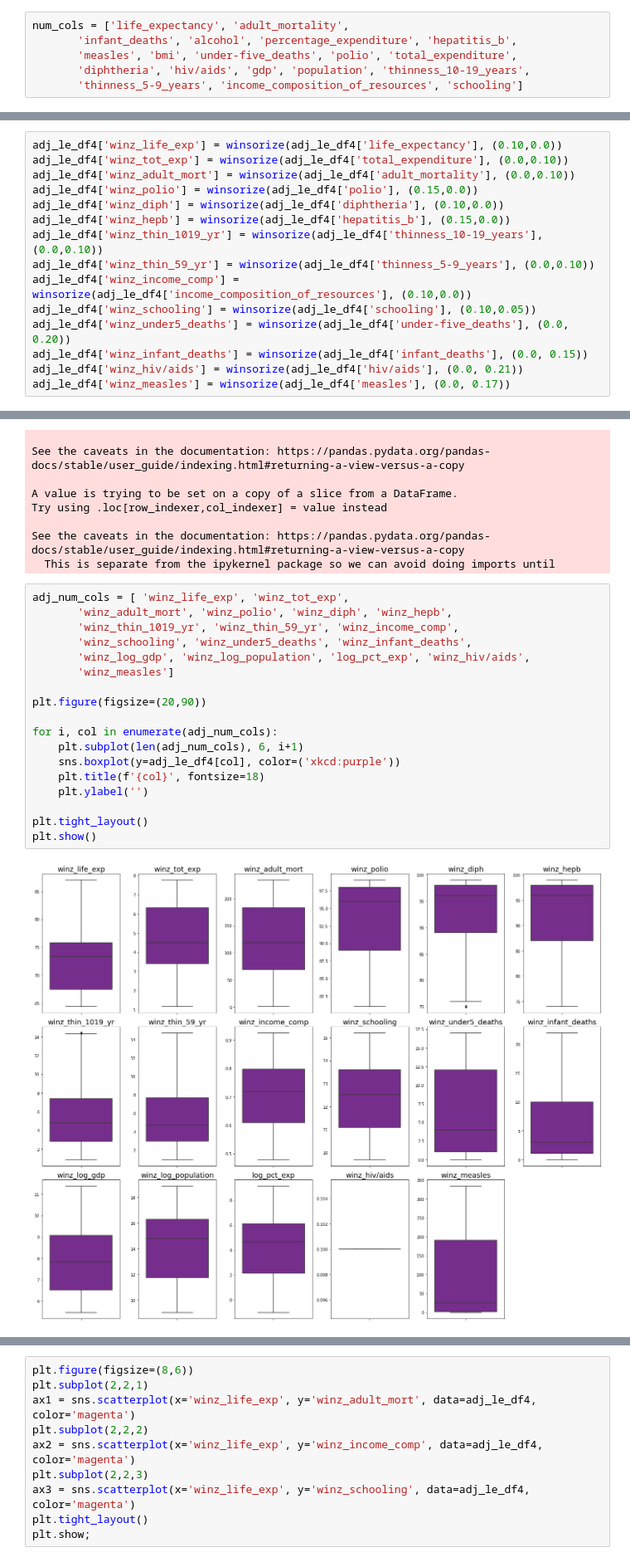
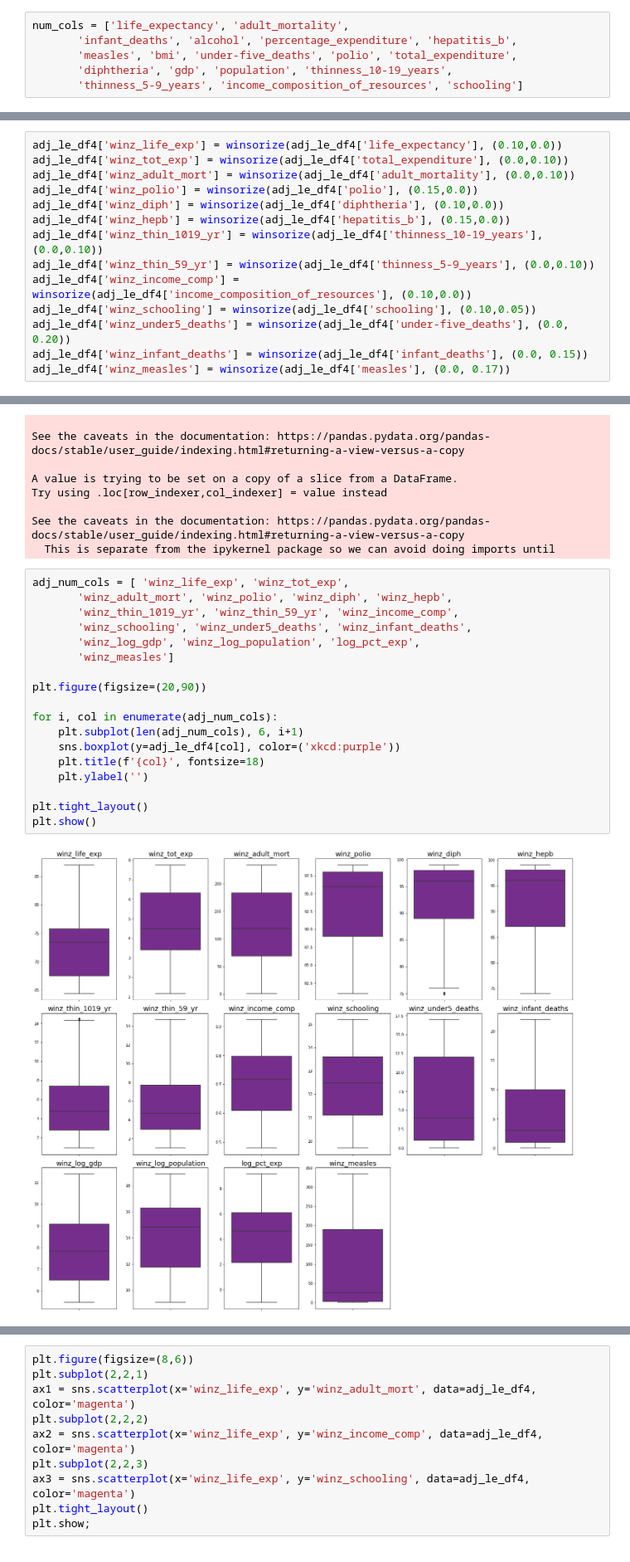
Before and after one commit to glennamaria/Projects, a Jupyter notebook: Untitled7.ipynb, the cells around one changed output, grey strips where cells are left out. Shown at 83% size. Drawn from its saved outputs; the diff is of its cells as text.

```diff
--- a/Untitled7.ipynb
+++ b/Untitled7.ipynb
@@ -193,7 +193,7 @@ plt.show()
 num_cols = ['life_expectancy', 'adult_mortality',
        'infant_deaths', 'alcohol', 'percentage_expenditure', 'hepatitis_b',
        'measles', 'bmi', 'under-five_deaths', 'polio', 'total_expenditure',
-       'diphtheria', 'hiv/aids', 'gdp', 'population', 'thinness_10-19_years',
+       'diphtheria', 'gdp', 'population', 'thinness_10-19_years',
        'thinness_5-9_years', 'income_composition_of_resources', 'schooling']
 # %%
 plt.figure(figsize=(20,60))
@@ -237,7 +237,6 @@ adj_le_df4['winz_income_comp'] = winsorize(adj_le_df4['income_composition_of_res
 adj_le_df4['winz_schooling'] = winsorize(adj_le_df4['schooling'], (0.10,0.05))
 adj_le_df4['winz_under5_deaths'] = winsorize(adj_le_df4['under-five_deaths'], (0.0, 0.20))
 adj_le_df4['winz_infant_deaths'] = winsorize(adj_le_df4['infant_deaths'], (0.0, 0.15))
-adj_le_df4['winz_hiv/aids'] = winsorize(adj_le_df4['hiv/aids'], (0.0, 0.21))
 adj_le_df4['winz_measles'] = winsorize(adj_le_df4['measles'], (0.0, 0.17))
 # %% [output]
 A value is trying to be set on a copy of a slice from a DataFrame.
@@ -280,23 +279,23 @@ See the caveats in the documentation: https://pandas.pydata.org/pandas-docs/stab
 # %%
 adj_num_cols = [ 'winz_life_exp', 'winz_tot_exp',
        'winz_adult_mort', 'winz_polio', 'winz_diph', 'winz_hepb',
        'winz_thin_1019_yr', 'winz_thin_59_yr', 'winz_income_comp',
        'winz_schooling', 'winz_under5_deaths', 'winz_infant_deaths',
-       'winz_log_gdp', 'winz_log_population', 'log_pct_exp', 'winz_hiv/aids',
+       'winz_log_gdp', 'winz_log_population', 'log_pct_exp',
        'winz_measles']
 
 plt.figure(figsize=(20,90))
 
 for i, col in enumerate(adj_num_cols):
     plt.subplot(len(adj_num_cols), 6, i+1)
     sns.boxplot(y=adj_le_df4[col], color=('xkcd:purple'))
     plt.title(f'{col}', fontsize=18)
     plt.ylabel('')
 
 plt.tight_layout()
 plt.show()
 # %% [output]
-[figure, old version]
+[figure, new version]
 # %%
 adj_corr = adj_le_df4[['year', 'status', 'country', 'winz_life_exp', 'winz_tot_exp',
        'winz_adult_mort', 'winz_polio', 'winz_diph', 'winz_hepb', 'bmi',
```
Also changed, not shown: parts of 12 cells of this notebook.
